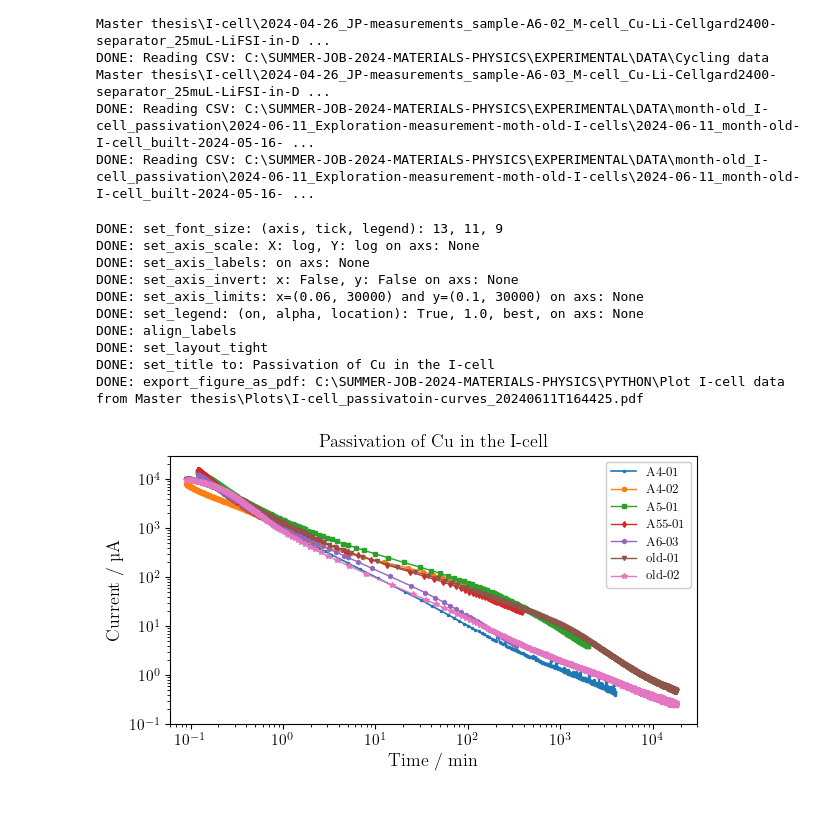
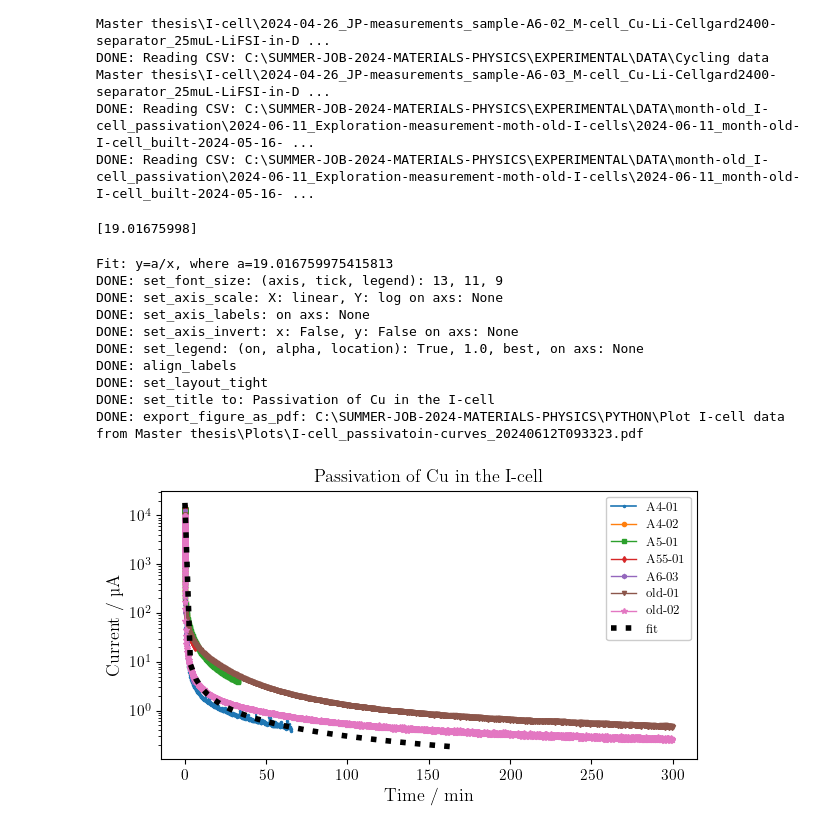
Before and after one commit to GottfridOlsson/SUMMER-JOB-2024-MATERIALS-PHYSICS, a Jupyter notebook: PYTHON/Plot I-cell data from Master thesis/passivation_I-cell_plots.ipynb, the cells around one changed output. Cells and saved outputs as stored; diff of their text form; code cells hidden in the pictures.

```diff
--- a/PYTHON/Plot I-cell data from Master thesis/passivation_I-cell_plots.ipynb
+++ b/PYTHON/Plot I-cell data from Master thesis/passivation_I-cell_plots.ipynb
@@ -90,6 +91,11 @@ def get_current_date_and_time_as_ISO8601_string():
     import datetime
     date_and_time = datetime.datetime.now().strftime("%Y%m%dT%H%M%S")
     return date_and_time
+
+
+def ansats_passivationCurrent_vs_time(x, a):
+    # ansats is: y = a*x^b (y = current, x = time, a is a constant)
+    return a/x
 # %%
 # Root paths #
 data_root_path = "C:\\SUMMER-JOB-2024-MATERIALS-PHYSICS\\EXPERIMENTAL\\DATA\\Cycling data Master thesis\\"
@@ -132,53 +138,66 @@ DONE: Reading CSV: C:\SUMMER-JOB-2024-MATERIALS-PHYSICS\EXPERIMENTAL\DATA\Cyclin
 DONE: Reading CSV: C:\SUMMER-JOB-2024-MATERIALS-PHYSICS\EXPERIMENTAL\DATA\Cycling data Master thesis\I-cell\2024-04-26_JP-measurements_sample-A6-03_M-cell_Cu-Li-Cellgard2400-separator_25muL-LiFSI-in-D ...
 DONE: Reading CSV: C:\SUMMER-JOB-2024-MATERIALS-PHYSICS\EXPERIMENTAL\DATA\month-old_I-cell_passivation\2024-06-11_Exploration-measurement-moth-old-I-cells\2024-06-11_month-old-I-cell_built-2024-05-16- ...
 DONE: Reading CSV: C:\SUMMER-JOB-2024-MATERIALS-PHYSICS\EXPERIMENTAL\DATA\month-old_I-cell_passivation\2024-06-11_Exploration-measurement-moth-old-I-cells\2024-06-11_month-old-I-cell_built-2024-05-16- ...
+# %%
+x_data_to_fit = month_old_02[0][1:-1]/60 # /60 to go from second to minute
+y_data_to_fit = np.abs(month_old_02[2][1:-1]*1000) #*1000 to go from mA to muA
+
+fitted_parameters, _ = curve_fit(ansats_passivationCurrent_vs_time, x_data_to_fit, y_data_to_fit)
+print(fitted_parameters)
+# %% [output]
+[19.01675998]
 # %%
 # PLOT PASSIVATION: I vs. t (I-cells) #
 # Create figure on which axis lives, one axis per subplot
 fig, axs = plt.subplots(nrows=1, ncols=1, figsize=(fig_width_cm/2.54, fig_height_cm/2.54), sharex=False, sharey=False)
 
 current_multiplier = 1000 # mA-->muA in plot
+time_divider = 60 # s --> minute in plot
 # Plot data (axs.plot, .errorbar, .hist, ...) # SEIDEP_sigma_x_MB = [t, V, I, error]
-axs.plot( A4_01[0][1:-1],   np.abs(A4_01[2][1:-1]*current_multiplier), linewidth=1.2, linestyle='-', label='A4-01',  marker='.',  markersize=3)#, color=five_grayscale_colors[0])#, marker=markers[-1], markersize=marker_sizes[-1])#, label='$\\sigma=0.05$')
-axs.plot( A4_02[0][1:-1],   np.abs(A4_02[2][1:-1]*current_multiplier), linewidth=1, linestyle='-', label='A4-02',  marker='o', markersize=3)#, color=five_grayscale_colors[1])#, marker=markers[-1], markersize=marker_sizes[-1])#, label='$\\sigma=0.05$')
-axs.plot( A5_01[0][1:-1],   np.abs(A5_01[2][1:-1]*current_multiplier), linewidth=1, linestyle='-', label='A5-01',  marker='s', markersize=3)#, color=five_grayscale_colors[2])#, marker=markers[-1], markersize=marker_sizes[-1])#, label='$\\sigma=0.05$')
-axs.plot(A55_01[0][1:-1],  np.abs(A55_01[2][1:-1]*current_multiplier), linewidth=1, linestyle='-', label='A55-01', marker='d', markersize=3)#, color=five_grayscale_colors[3])#, marker=markers[-1], markersize=marker_sizes[-1])#, label='$\\sigma=0.05$')
+axs.plot( A4_01[0][1:-1]/time_divider,   np.abs(A4_01[2][1:-1]*current_multiplier), linewidth=1.2, linestyle='-', label='A4-01',  marker='.',  markersize=3)#, color=five_grayscale_colors[0])#, marker=markers[-1], markersize=marker_sizes[-1])#, label='$\\sigma=0.05$')
+axs.plot( A4_02[0][1:-1]/time_divider,   np.abs(A4_02[2][1:-1]*current_multiplier), linewidth=1, linestyle='-', label='A4-02',  marker='o', markersize=3)#, color=five_grayscale_colors[1])#, marker=markers[-1], markersize=marker_sizes[-1])#, label='$\\sigma=0.05$')
+axs.plot( A5_01[0][1:-1]/time_divider,   np.abs(A5_01[2][1:-1]*current_multiplier), linewidth=1, linestyle='-', label='A5-01',  marker='s', markersize=3)#, color=five_grayscale_colors[2])#, marker=markers[-1], markersize=marker_sizes[-1])#, label='$\\sigma=0.05$')
+axs.plot(A55_01[0][1:-1]/time_divider,  np.abs(A55_01[2][1:-1]*current_multiplier), linewidth=1, linestyle='-', label='A55-01', marker='d', markersize=3)#, color=five_grayscale_colors[3])#, marker=markers[-1], markersize=marker_sizes[-1])#, label='$\\sigma=0.05$')
 #axs.plot( A6_01[0][1:-1],   np.abs(A6_01[2][1:-1]*current_multiplier), linewidth=1, linestyle='-', label='A6-01',  marker='^', markersize=3)#, color=five_grayscale_colors[4])#, marker=markers[-1], markersize=marker_sizes[-1])#, label='$\\sigma=0.05$')
 #axs.plot( A6_02[0][1:-1],   np.abs(A6_02[2][1:-1]*current_multiplier), linewidth=1, linestyle='-', label='A6-02',  marker='.', markersize=3)#, color=five_grayscale_colors[0])#, marker=markers[-1], markersize=marker_sizes[-1])#, label='$\\sigma=0.05$')
-axs.plot( A6_03[0][1:-1],   np.abs(A6_03[2][1:-1]*current_multiplier), linewidth=1, linestyle='-', label='A6-03',  marker='h', markersize=3)#, color=five_grayscale_colors[0])#, marker=markers[-1], markersize=marker_sizes[-1])#, label='$\\sigma=0.05$')
-axs.plot( month_old_01[0][1:-1],np.abs(month_old_01[2][1:-1]*current_multiplier), linewidth=1, linestyle='-', label='old-01',  marker='v', markersize=3)#, color=five_grayscale_colors[0])#, marker=markers[-1], markersize=marker_sizes[-1])#, label='$\\sigma=0.05$')
-axs.plot( month_old_02[0][1:-1],np.abs(month_old_02[2][1:-1]*current_multiplier), linewidth=1, linestyle='-', label='old-02',  marker='*', markersize=4)#, color=five_grayscale_colors[0])#, marker=markers[-1], markersize=marker_sizes[-1])#, label='$\\sigma=0.05$')
-
-
+axs.plot( A6_03[0][1:-1]/time_divider,   np.abs(A6_03[2][1:-1]*current_multiplier), linewidth=1, linestyle='-', label='A6-03',  marker='h', markersize=3)#, color=five_grayscale_colors[0])#, marker=markers[-1], markersize=marker_sizes[-1])#, label='$\\sigma=0.05$')
+axs.plot( month_old_01[0][1:-1]/time_divider,np.abs(month_old_01[2][1:-1]*current_multiplier), linewidth=1, linestyle='-', label='old-01',  marker='v', markersize=3)#, color=five_grayscale_colors[0])#, marker=markers[-1], markersize=marker_sizes[-1])#, label='$\\sigma=0.05$')
+axs.plot( month_old_02[0][1:-1]/time_divider,np.abs(month_old_02[2][1:-1]*current_multiplier), linewidth=1, linestyle='-', label='old-02',  marker='*', markersize=4)#, color=five_grayscale_colors[0])#, marker=markers[-1], markersize=marker_sizes[-1])#, label='$\\sigma=0.05$')
+x_linspace = np.linspace(0.1/60, 10000/60)
+y_fit = ansats_passivationCurrent_vs_time(x_linspace, 30)#, fitted_parameters[1])
+axs.plot(x_linspace, y_fit, linewidth=4, linestyle=':', label='fit', color='k')
+print(f"Fit: y=a/x, where a={fitted_parameters[0]}")#, b={fitted_parameters[1]}")
 
 
 # Settings for each axis (axs)
 f.set_font_size(axis=font_size_axis, tick=font_size_tick, legend=font_size_legend)
 f.set_axis_scale(   axs, xScale_string='log', yScale_string='log')
 f.set_axis_labels(  axs, x_label='Time / min', y_label='Current / \\textmu A')
 f.set_axis_invert(  axs, x_invert=False, y_invert=False)
-f.set_axis_limits(  axs, xmin=0.06, xmax=3*10000, ymin=1*0.1, ymax=3*10000)
+#f.set_axis_limits(  axs, xmin=0.06, xmax=3*10000, ymin=1*0.1, ymax=3*10000)
+#f.set_axis_limits(  axs, xmin=0.01, xmax=10, ymin=1*0.1, ymax=3*10000)
+
 #f.set_grid(         axs, grid_major_on=grid_major, grid_major_linewidth=0.7, grid_minor_on=grid_minor, grid_minor_linewidth=0.3) # set_grid must be after set_axis_scale for some reason (at least with 'log')
 #f.set_grid(         ax_inset, grid_major_on=True, grid_major_linewidth=0.7, grid_minor_on=grid_minor, grid_minor_linewidth=0.3) # set_grid must be after set_axis_scale for some reason (at least with 'log')
 f.set_legend(       axs, legend_on=legend_on, alpha=1.0, location='best')
 f.align_labels(fig)
 f.set_layout_tight(fig)
 
 f.set_title("Passivation of Cu in the I-cell")
 #mark_inset(axs, ax_inset, loc1=2, loc2=1, facecolor="none", edgecolor="0.05", linewidth=0.95, zorder=101)# draw a bbox of the region of the inset axes in the parent axes and connecting lines between the bbox and the inset axes area
 
-#PDF_path_passivation_Icell= "C:\\SUMMER-JOB-2024-MATERIALS-PHYSICS\\PYTHON\\Plot I-cell data from Master thesis\\Plots\\"+ "I-cell_passivatoin-curves_" + get_current_date_and_time_as_ISO8601_string() + '.pdf'
-#f.export_figure_as_pdf(PDF_path_passivation_Icell)
+PDF_path_passivation_Icell= "C:\\SUMMER-JOB-2024-MATERIALS-PHYSICS\\PYTHON\\Plot I-cell data from Master thesis\\Plots\\"+ "I-cell_passivatoin-curves_" + get_current_date_and_time_as_ISO8601_string() + '.pdf'
+f.export_figure_as_pdf(PDF_path_passivation_Icell)
 plt.show()
 # %% [output]
+Fit: y=a/x, where a=19.016759975415813
 DONE: set_font_size: (axis, tick, legend): 13, 11, 9
-DONE: set_axis_scale: X: log, Y: log on axs: None
+DONE: set_axis_scale: X: linear, Y: log on axs: None
 DONE: set_axis_labels: on axs: None
 DONE: set_axis_invert: x: False, y: False on axs: None
-DONE: set_axis_limits: x=(0.06, 30000) and y=(0.1, 30000) on axs: None
 DONE: set_legend: (on, alpha, location): True, 1.0, best, on axs: None
 DONE: align_labels
 DONE: set_layout_tight
 DONE: set_title to: Passivation of Cu in the I-cell
-DONE: export_figure_as_pdf: C:\SUMMER-JOB-2024-MATERIALS-PHYSICS\PYTHON\Plot I-cell data from Master thesis\Plots\I-cell_passivatoin-curves_20240611T164425.pdf
+DONE: export_figure_as_pdf: C:\SUMMER-JOB-2024-MATERIALS-PHYSICS\PYTHON\Plot I-cell data from Master thesis\Plots\I-cell_passivatoin-curves_20240612T093323.pdf
-[figure, old version]
+[figure, new version]
```
Also changed, not shown: parts of 1 cell of this notebook.
